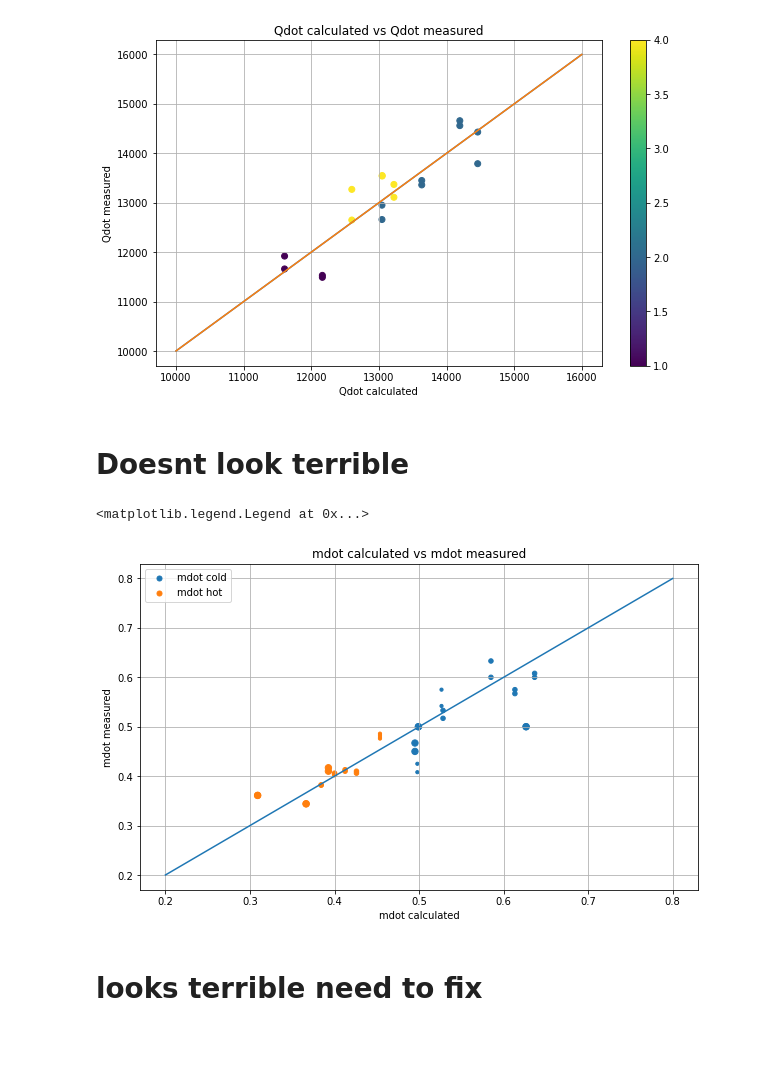
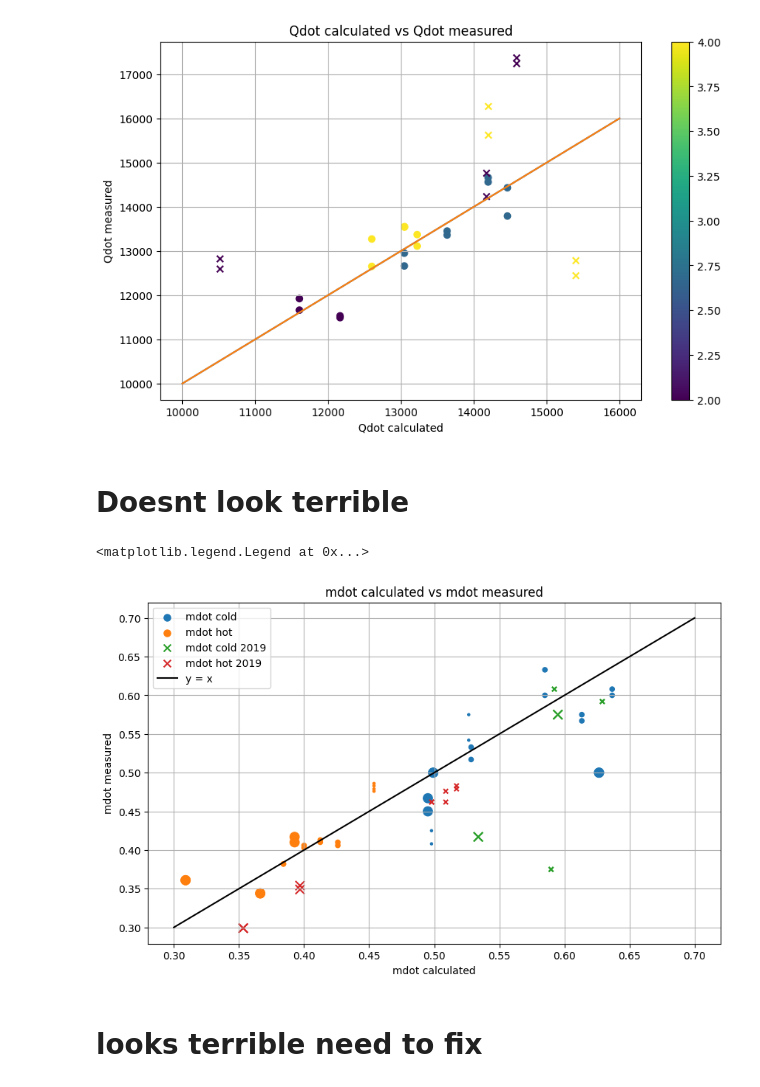
Before and after one commit to lpender3672/shell_tube_heat_exchanger, a Jupyter notebook: src/analysis.ipynb, the cells around one changed output. Saved outputs shown, nothing was run; the diff lists cells and outputs as text; code cells hidden in the pictures; blank space fills up the shorter version.

```diff
--- a/src/analysis.ipynb
+++ b/src/analysis.ipynb
@@ -13,12 +13,14 @@ plt.rcParams["figure.figsize"] = (10, 6)
 
 # read GA3_previous_desgins.csv
 
-df = pd.read_csv('GA3_previous_designs.csv')
+data = pd.read_csv('GA3_previous_designs.csv')
 
 # remove weird group C designs
+df = data[~(data["year"] == 2019)]
+udf = data[data["year"] == 2019] # unseen designs
+
 df = df[~((df["year"] == 2022) & (df["group"] == "Group-C"))] # remove group C 2022
 df = df[~((df["year"] == 2023) & (df["group"] == "Group-C"))] # remove group C 2023
-
 #df
 # %%
 
@@ -69,7 +77,8 @@ for i, row in enumerate(df.iterrows()):
 lin = np.linspace(1e4, 1.6e4, 100)
 
 plt.figure()
-plt.scatter(Qdots, 1e3*df["Qcorr"], c=hot_passes)
+plt.scatter(Qdots, 1e3*df["Qcorr"], c=hot_passes, marker="o")
+plt.scatter(uQdots, 1e3*udf["Qcorr"], c=u_hot_passes, marker="x")
 plt.plot(lin, lin)
 # colorbar
 plt.colorbar()
@@ -88,14 +97,16 @@ plt.grid()
-[figure, old version]
+[figure, new version]
 # %% [markdown]
 # Doesnt look terrible
 # %%
 # plot mdot cold and mdot hot
-lin = np.linspace(0.2, 0.8, 100)
+lin = np.linspace(0.3, 0.7, 100)
 
 plt.figure()
-plt.scatter(mdot_colds, df["Flowrate1"], s=10 * hot_passes, label="mdot cold")
-plt.scatter(mdot_hots, df["Flowrate2"],  s=10 * hot_passes, label="mdot hot")
-plt.plot(lin, lin)
+plt.scatter(mdot_colds, df["Flowrate1"], s=5 * hot_passes ** 2, label="mdot cold")
+plt.scatter(mdot_hots, df["Flowrate2"],  s=5 * hot_passes ** 2, label="mdot hot")
+plt.scatter(umdot_colds, udf["Flowrate1"], s=5 * u_hot_passes ** 2, label="mdot cold 2019", marker="x")
+plt.scatter(umdot_hots, udf["Flowrate2"], s=5 * u_hot_passes ** 2, label="mdot hot 2019", marker="x")
+plt.plot(lin, lin, color = "black", label="y = x")
 
 plt.xlabel("mdot calculated")
 plt.ylabel("mdot measured")
@@ -104,7 +115,7 @@ plt.grid()
 plt.legend()
 # %% [output]
 <matplotlib.legend.Legend at 0x...>
-[figure, old version]
+[figure, new version]
 # %% [markdown]
 # looks terrible need to fix
 # %%
```
Also changed, not shown: parts of 5 cells of this notebook, 6 other files.
